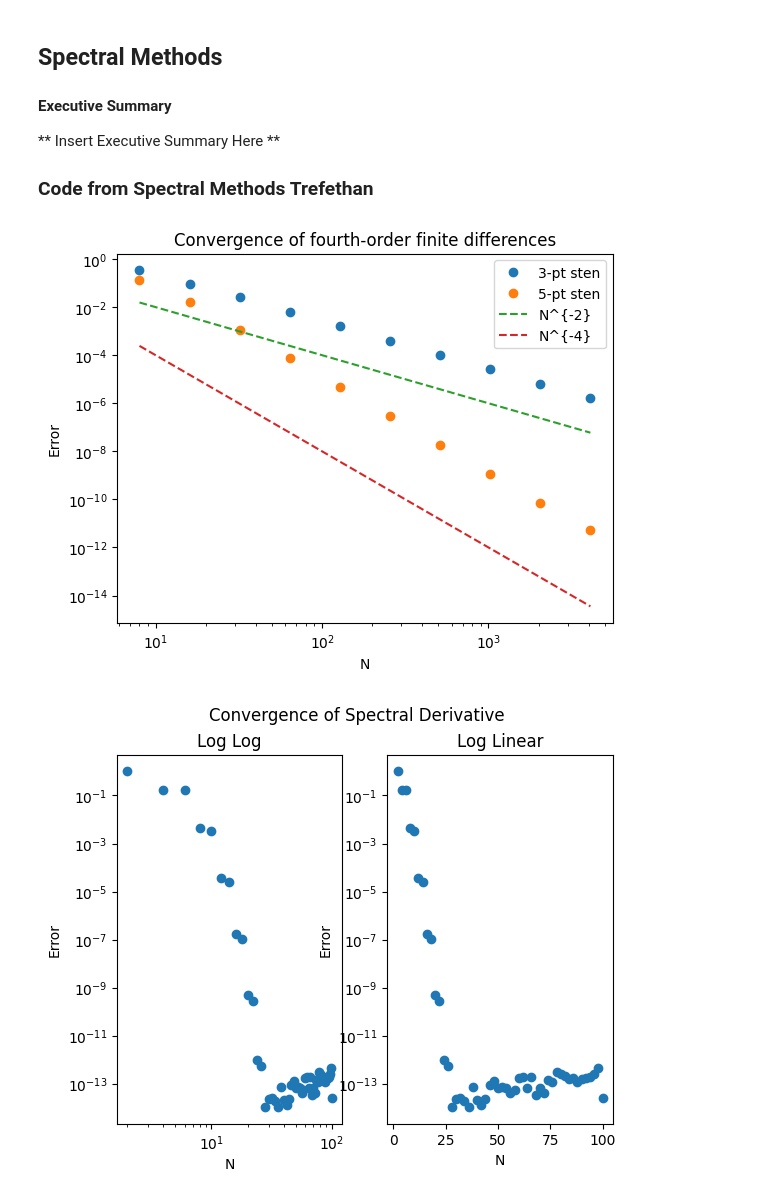
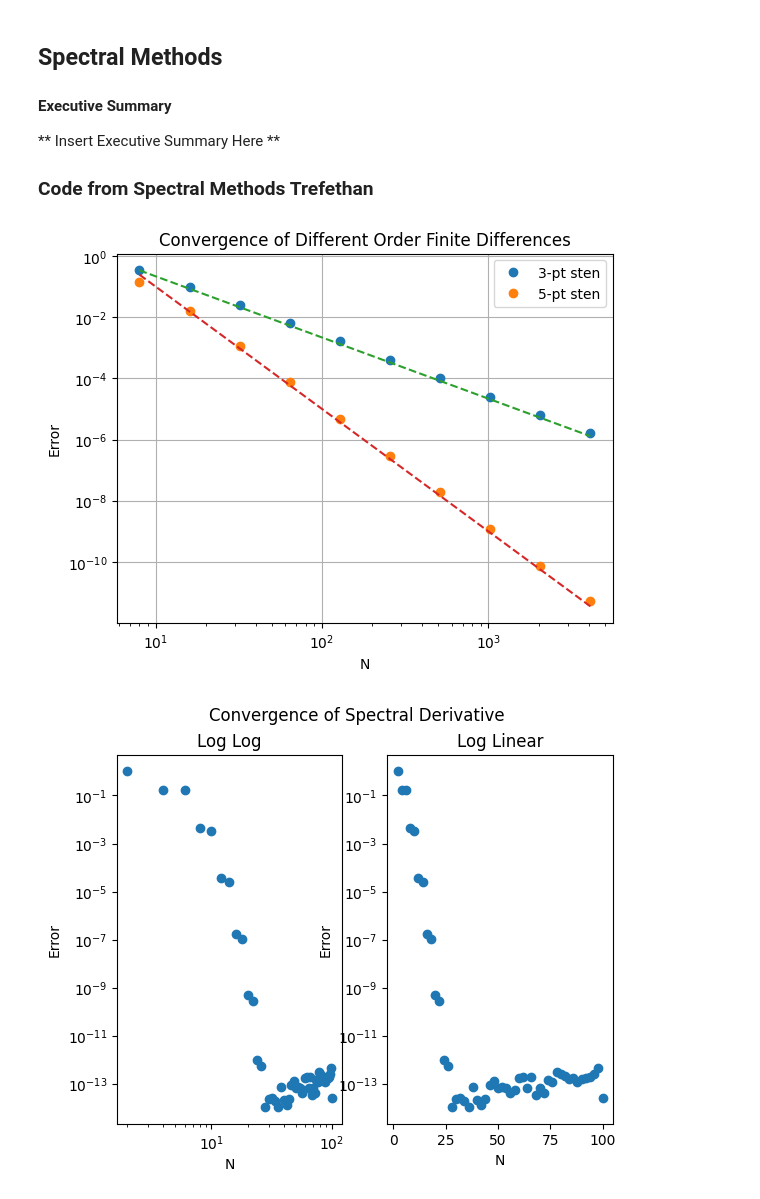
Before and after one commit to mtscott/Spectral-QTT, a Jupyter notebook: SpectralMethods(wk4).ipynb, the cells around one changed output. Drawn from its saved outputs; the diff is of its cells as text; code cells hidden in the pictures.

```diff
--- a/SpectralMethods(wk4).ipynb
+++ b/SpectralMethods(wk4).ipynb
@@ -25,37 +25,40 @@ err4 = np.zeros(len(Nvec))
 
 for n in range(len(Nvec)):
     h = 2*np.pi/Nvec[n]
     x = -np.pi + np.arange(Nvec[n]) * h
     u = np.exp(np.sin(x))
     du = np.cos(x) * u
     # Construct sparse fourth-order differentiation matrix:
     nn = int(Nvec[n])
     e = np.ones(nn)
     row =  np.arange(nn)
     col1 = np.append(row[1:],row[:1])
     col2 = np.append(row[2:],row[:2])
     D2 = sps.csr_array((e/2, (row,col1)), shape = (nn,nn))
     D2 = (D2-D2.T)/h
     D2u = D2.dot(u)
     D4 = sps.csr_array((2*e/3, (row,col1)), shape = (nn,nn)) - sps.csr_array((e/12, (row,col2)), shape = (nn,nn))
     D4 = (D4-D4.T)/h
     D4u = D4.dot(u)
     err2[n] = np.linalg.norm(D2u - du, np.inf)
     err4[n] = np.linalg.norm(D4u - du, np.inf)
 
+c2 = np.exp(1)/2.0
+
 plt.loglog(Nvec,err2, 'o', label = '3-pt sten')
 plt.loglog(Nvec,err4, 'o', label = '5-pt sten')
-plt.loglog(Nvec,Nvec**(-2),'--', label='N^{-2}')
-plt.loglog(Nvec,Nvec**(-4),'--', label='N^{-4}')
+plt.loglog(Nvec,8*np.exp(1)*Nvec**(-2),'--')
+plt.loglog(Nvec,50*np.exp(1)**3*Nvec**(-4),'--')
 #plt.loglog(Nvec,Nvec**(-2),'--', label='N^{-2}')
 #plt.loglog(Nvec,Nvec**(-4),'--', label='N^{-4}')
 plt.xlabel('N')
 plt.ylabel('Error')
-plt.title('Convergence of fourth-order finite differences')
+plt.title('Convergence of Different Order Finite Differences')
 plt.legend()
+plt.grid()
 plt.show()
 # %% [output]
-[figure, old version]
+[figure, new version]
 # %%
 # p2.py - convergence of periodic spectral method (compare pl.m)
 # For various N (even), set up grid as before:
```
Also changed, not shown: parts of 3 cells of this notebook, 4 other files.
